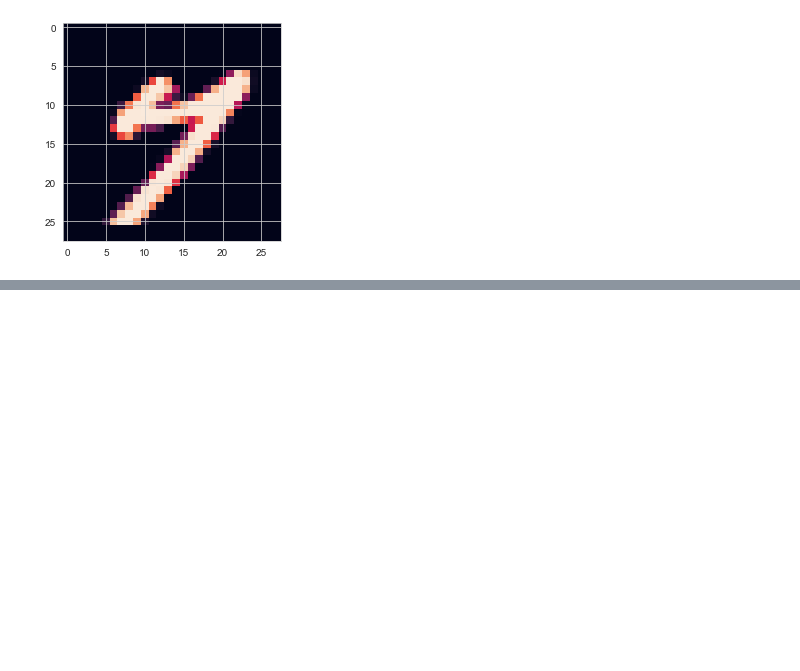
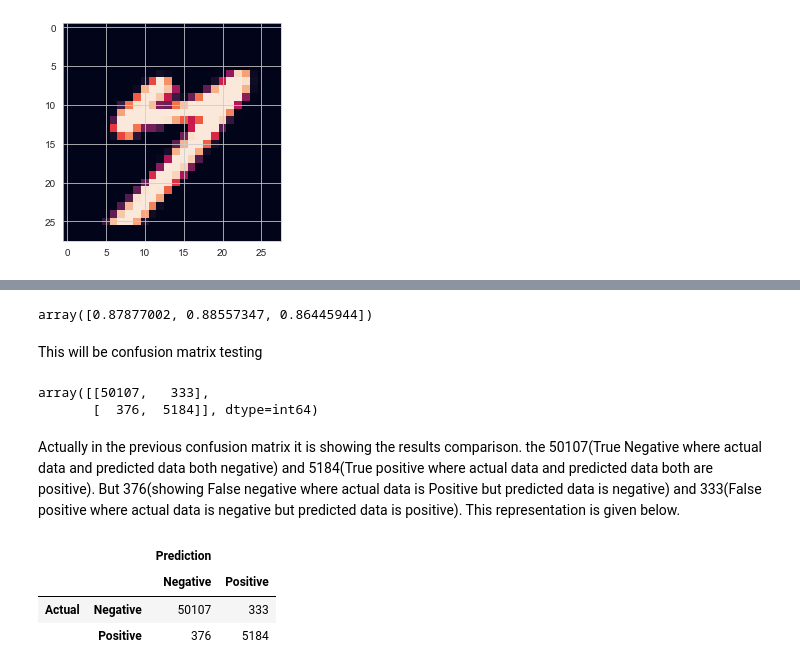
Before and after one commit to mashnun/Classification-Learning, a Jupyter notebook: Classification type ML.ipynb, the cells around one changed output, grey strips where cells are left out. Saved outputs shown, nothing was run; the diff lists cells and outputs as text; code cells hidden in the pictures; blank space fills up the shorter version.

```diff
--- a/Classification type ML.ipynb
+++ b/Classification type ML.ipynb
@@ -162,0 +165,3 @@ np.set_printoptions?
+# %%
+Y_train_0 = (Y_train == 0)
+Y_train_0
@@ -180,0 +199,4 @@ print(clf.predict(X[1001].reshape(1,-1)))
+# %%
+from sklearn.model_selection import StratifiedKFold
+from sklearn.base import clone
+clf = SGDClassifier(random_state=0, shuffle=True)
@@ -180,0 +223,27 @@ print(clf.predict(X[1001].reshape(1,-1)))
+# %%
+#this is the alternative method of the previous stratified kfold  cross validation
+from sklearn.model_selection import cross_val_score
+cross_val_score(clf, X_train, Y_train, cv=3, scoring='accuracy')
+# %% [output]
+array([0.87877002, 0.88557347, 0.86445944])
+# %% [markdown]
+This will be confusion matrix testing
+# %%
+from sklearn.model_selection import cross_val_predict
+Y_train_predict = cross_val_predict(clf, X_train, Y_train_0, cv=3)
+# %%
+from sklearn.metrics import confusion_matrix
+confusion_matrix(Y_train_0, Y_train_predict)
+# %% [output]
+array([[50107,   333],
+       [  376,  5184]], dtype=int64)
+# %% [markdown]
+Actually in the previous confusion matrix it is showing the results comparison. the 50107(True Negative where actual data and predicted data both negative) and 5184(True positive where actual data and predicted data both are positive). But 376(showing False negative where actual data is Positive but predicted data is negative) and 333(False positive where actual data is negative but predicted data is positive). This representation is given below.
+# %%
+pd.DataFrame(confusion_matrix(Y_train_0, Y_train_predict), columns=pd.MultiIndex.from_product([['Prediction'], ["Negative","Positive"]]),
+            index=pd.MultiIndex.from_product([["Actual"], ["Negative", "Positive"]]))
+# %% [output]
+|  |  | Prediction |  |
+|  |  | Negative | Positive |
+| Actual | Negative | 50107 | 333 |
+|  | Positive | 376 | 5184 |
```
Also changed, not shown: parts of 8 cells of this notebook.
